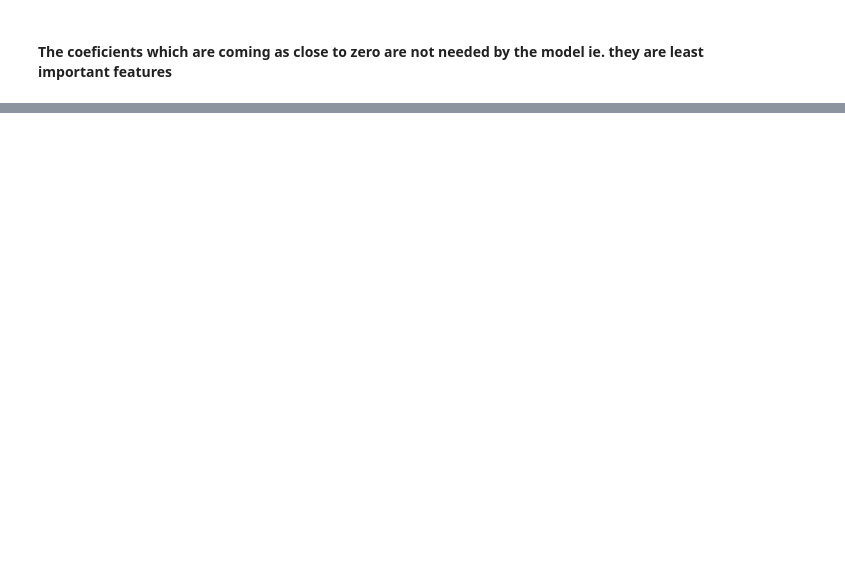
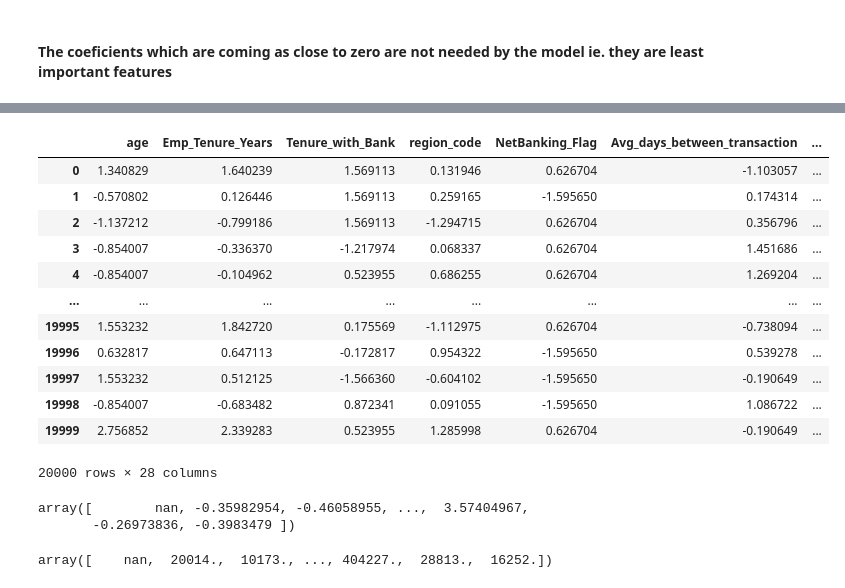
Before and after one commit to BhuvanJoshi007/Predicting_Credit_Consumption, a Jupyter notebook: Predicting Credit Consumption.ipynb, the cells around one changed output, grey strips where cells are left out. Saved outputs shown, nothing was run; the diff lists cells and outputs as text; code cells hidden in the pictures; blank space fills up the shorter version.

```diff
--- a/Predicting Credit Consumption.ipynb
+++ b/Predicting Credit Consumption.ipynb
@@ -394,0 +793,7 @@ fr_merged = merged_table[selected_features]
+# %%
+# Intitlaize the standard scaler model
+sc = StandardScaler()
+# You can use min-max scaler aswell.
+# %%
+# Fit the model on the train dataset
+sc_model = sc.fit(fr_merged)
@@ -394,0 +804,4 @@ fr_merged = merged_table[selected_features]
+# %%
+# Perfrom Transformation using the model object
+
+fr_merged_scaled = sc_model.transform(fr_merged)
@@ -394,0 +824,29 @@ fr_merged = merged_table[selected_features]
+# %%
+# Converting the output into a dataframe and adding proper column names
+fr_merged_scaled = pd.DataFrame(fr_merged_scaled)
+fr_merged_scaled.columns = list(fr_merged.columns)
+# %%
+fr_merged_scaled
+# %% [output]
+|  | age | Emp_Tenure_Years | Tenure_with_Bank | region_code | NetBanking_Flag | Avg_days_between_transaction | ... |
+| 0 | 1.340829 | 1.640239 | 1.569113 | 0.131946 | 0.626704 | -1.103057 | ... |
+| 1 | -0.570802 | 0.126446 | 1.569113 | 0.259165 | -1.595650 | 0.174314 | ... |
+| 2 | -1.137212 | -0.799186 | 1.569113 | -1.294715 | 0.626704 | 0.356796 | ... |
+| 3 | -0.854007 | -0.336370 | -1.217974 | 0.068337 | 0.626704 | 1.451686 | ... |
+| 4 | -0.854007 | -0.104962 | 0.523955 | 0.686255 | 0.626704 | 1.269204 | ... |
+| ... | ... | ... | ... | ... | ... | ... | ... |
+| 19995 | 1.553232 | 1.842720 | 0.175569 | -1.112975 | 0.626704 | -0.738094 | ... |
+| 19996 | 0.632817 | 0.647113 | -0.172817 | 0.954322 | -1.595650 | 0.539278 | ... |
+| 19997 | 1.553232 | 0.512125 | -1.566360 | -0.604102 | -1.595650 | -0.190649 | ... |
+| 19998 | -0.854007 | -0.683482 | 0.872341 | 0.091055 | -1.595650 | 1.086722 | ... |
+| 19999 | 2.756852 | 2.339283 | 0.523955 | 1.285998 | 0.626704 | -0.190649 | ... |
+20000 rows × 28 columns
+# %%
+fr_merged_scaled.cc_cons.unique()
+# %% [output]
+array([        nan, -0.35982954, -0.46058955, ...,  3.57404967,
+       -0.26973836, -0.3983479 ])
+# %%
+fr_merged.cc_cons.unique()
+# %% [output]
+array([    nan,  20014.,  10173., ..., 404227.,  28813.,  16252.])
```
Also changed, not shown: parts of 48 cells of this notebook.
